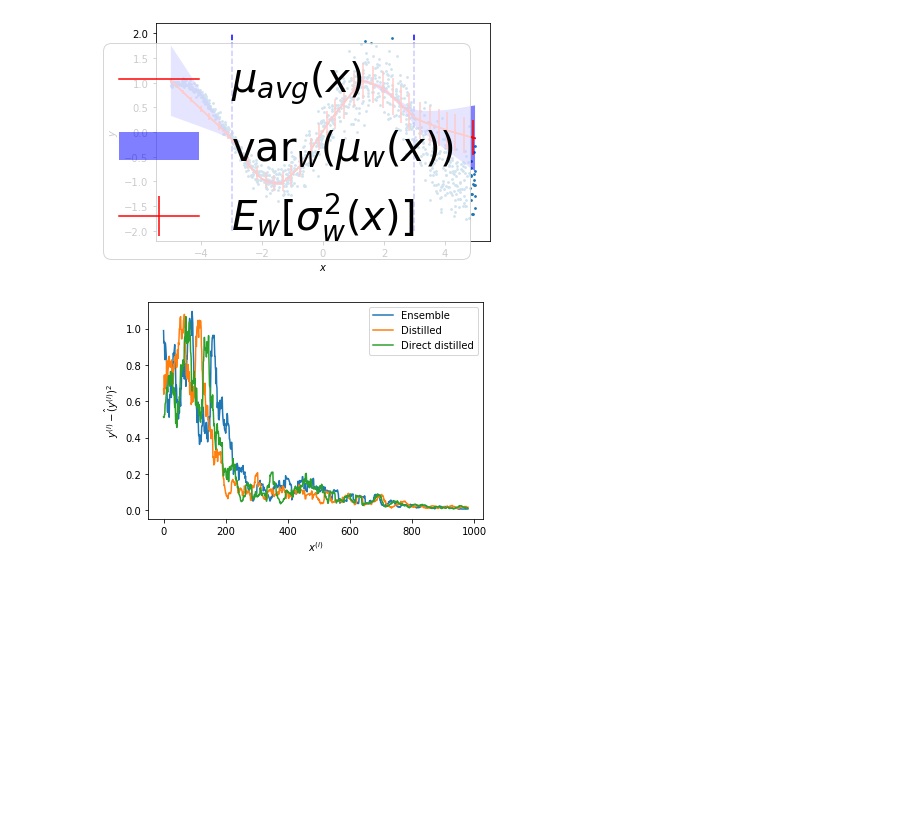
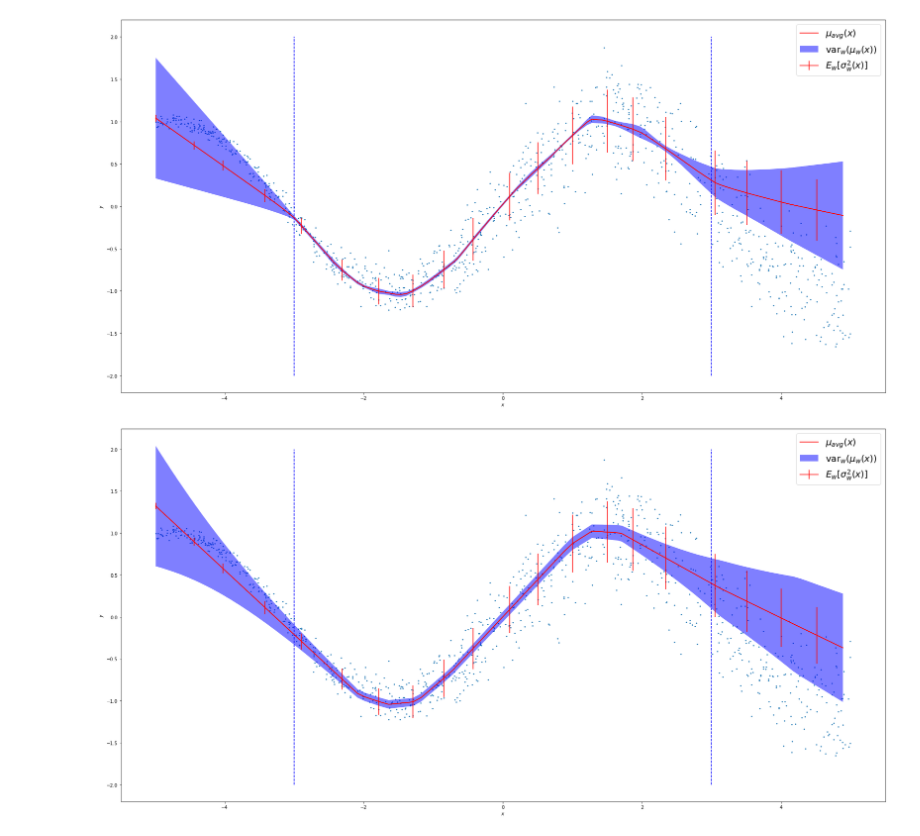
Before and after one commit to jackonelli/ensemble_distr_distillation, a Jupyter notebook: src/experiments/regression_sinus.ipynb, the cells around one changed output. Drawn from its saved outputs; the diff is of its cells as text; code cells hidden in the pictures; blank space fills up the shorter version.

```diff
--- a/src/experiments/regression_sinus.ipynb
+++ b/src/experiments/regression_sinus.ipynb
@@ -15,7 +15,7 @@ import torch
 
 from src.dataloaders import gaussian_sinus, one_dim_regression
 import src.utils as utils
-from src.distilled import logits_probability_distribution, gauss_mix
+from src.distilled import logits_probability_distribution, gauss_mix, norm_inv_wish
 from src.ensemble import simple_regressor, ensemble
 
 import src.metrics as metrics
@@ -39,3 +39,6 @@ args.retrain = True
 args.num_ensemble_members=10
 args.num_epochs=100
 args.lr = 0.01
+plt.rcParams['figure.figsize'] = [30, 15]
+
+tex_dir = Path("/home/jakob/doktor/projects/EnsembleUncertainty/paper/Paper")
@@ -102,7 +108,7 @@ for _ in range(args.num_ensemble_members):
 
     model = simple_regressor.Model(layer_sizes=layer_sizes,
                                  device=device,
-                                 variance_transform=utils.variance_linear_asymptote(),
+                                 variance_transform=utils.positive_linear_asymptote(),
                                  loss_function=custom_loss.gaussian_neg_log_likelihood_1d)
     model.optimizer = torch.optim.Adam(model.parameters(),
                                          lr=args.lr)
@@ -152,7 +158,7 @@ distilled_output_size = ensemble_output_size * 2
 layer_sizes = [input_size, hidden_size, hidden_size, distilled_output_size]
 distilled_model = logits_probability_distribution.LogitsProbabilityDistribution(
     layer_sizes=layer_sizes,
-    variance_transform=utils.variance_linear_asymptote(),
+    variance_transform=utils.positive_linear_asymptote(),
     teacher=prob_ensemble,
     device=device,
     learning_rate=args.lr)
@@ -171,5 +177,5 @@ unlabelled_loader = torch.utils.data.DataLoader(unlabelled_data,
                                            num_workers=0)
 
 
-distilled_model.train(unlabelled_loader, 50)
+distilled_model.train(unlabelled_loader, 25)
 # %% [output]
@@ -193,6 +199,10 @@ distilled_model.train(unlabelled_loader, 50)
 # %%
-def plot_uncert(ax, inputs, targets, mean_mu=None, ale=None, epi=None):
+def plot_uncert(ax, inputs, targets, every_nth, mean_mu=None, ale=None, epi=None):
+
+    # Plot data
     ax.scatter(inputs, targets, s=3)
+
+    # Plot bounds
     lower_x_bound = np.array([-3, -3])
     upper_x_bound = np.array([3, 3])
     y_bound = np.array([-2, 2])
@@ -201,7 +211,6 @@ def plot_uncert(ax, inputs, targets, mean_mu=None, ale=None, epi=None):
     if mean_mu is not None:
         ax.plot(x, mean_mu, "r-", label="$\\mu_{avg}(x)$")
     if ale is not None:
-        every_nth = 30
         ax.errorbar(x,
                     mean_mu,
                     np.sqrt(ale),
@@ -244,14 +253,15 @@ ale_ens, epi_ens = metrics.uncertainty_separation_parametric(mu_ens, sigma_sq_en
 mu_dist = z_mean[:, 0]
 ale_dist = torch.log( 1 + torch.exp(z_mean[:, 1]))
 epi_dist = z_var[:, 1]
-_, ax = plt.subplots()
-
 _, true_mean, true_sigma = test_data_set.x_to_y_mapping(x)
 
-#plot_uncert(ax, x, y, mean_mu=true_mean, ale=np.sqrt(true_sigma), epi=None)
+#_, ax = plt.subplots()
+#utils.plot_uncert(ax, x, y, mean_mu=true_mean, every_nth=10, ale=np.sqrt(true_sigma), epi=None)
 #tikzplotlib.save("fig/toy_example/data.tikz")
-plot_uncert(ax, x, y, mean_mu=mean_mu_ens, ale=ale_ens, epi=epi_ens)
+_, ax = plt.subplots()
+utils.plot_uncert(ax, x, y, mean_mu=mean_mu_ens,every_nth=10, ale=ale_ens, epi=epi_ens)
 #tikzplotlib.save("fig/toy_example/ensemble_mu_uncert.tikz")
-#plot_uncert(ax, x, y, mean_mu=mu_dist, ale=ale_dist, epi=epi_dist)
+_, ax = plt.subplots()
+utils.plot_uncert(ax, x, y, mean_mu=mu_dist, every_nth=10, ale=ale_dist, epi=epi_dist)
 #tikzplotlib.save("fig/toy_example/distilled_mu_uncert.tikz")
 # %% [output]
@@ -259,39 +269,5 @@ plot_uncert(ax, x, y, mean_mu=mean_mu_ens, ale=ale_ens, epi=epi_ens)
-[figure, old version]
+[figure, new version]
+[figure, added]
-# %%
-error = (y - mu_dist)**2
-_, ax = plt.subplots()
-
-window_size = 20
-uncert_ens = ale_ens + epi_ens
-uncert_dist = ale_dist + epi_dist
-uncert_direct_dist = sigma_sq_dist
-
-utils.plot_error_curve(ax,
-                 y_true=y,
-                 y_pred=mean_mu_ens,
-                 uncert_meas=uncert_ens,
-                 window_size=window_size,
-                 label="Ensemble")
-
-utils.plot_error_curve(ax,
-                 y_true=y,
-                 y_pred=mu_dist,
-                 uncert_meas=uncert_dist,
-                 window_size=window_size,
-                 label="Distilled")
-
-utils.plot_error_curve(ax,
-                 y_true=y,
-                 y_pred=mu_dist,
-                 uncert_meas=uncert_direct_dist,
-                 window_size=window_size,
-                 label="Direct distilled")
-ax.legend()
-ax.set_xlabel("$x^{(i)}$")
-ax.set_ylabel("$y^{(i)} - \hat(y^{(i)})^2$")
-tikzplotlib.save("fig/toy_example/error_ord.tikz")
-# %% [output]
-[figure, removed]
 # %%
 test_data_set = gaussian_sinus.GaussianSinus(range_=(-5, 5),
                                              store_file=Path("tmp_data"))
```
Also changed, not shown: parts of 11 cells of this notebook, 9 other files.
